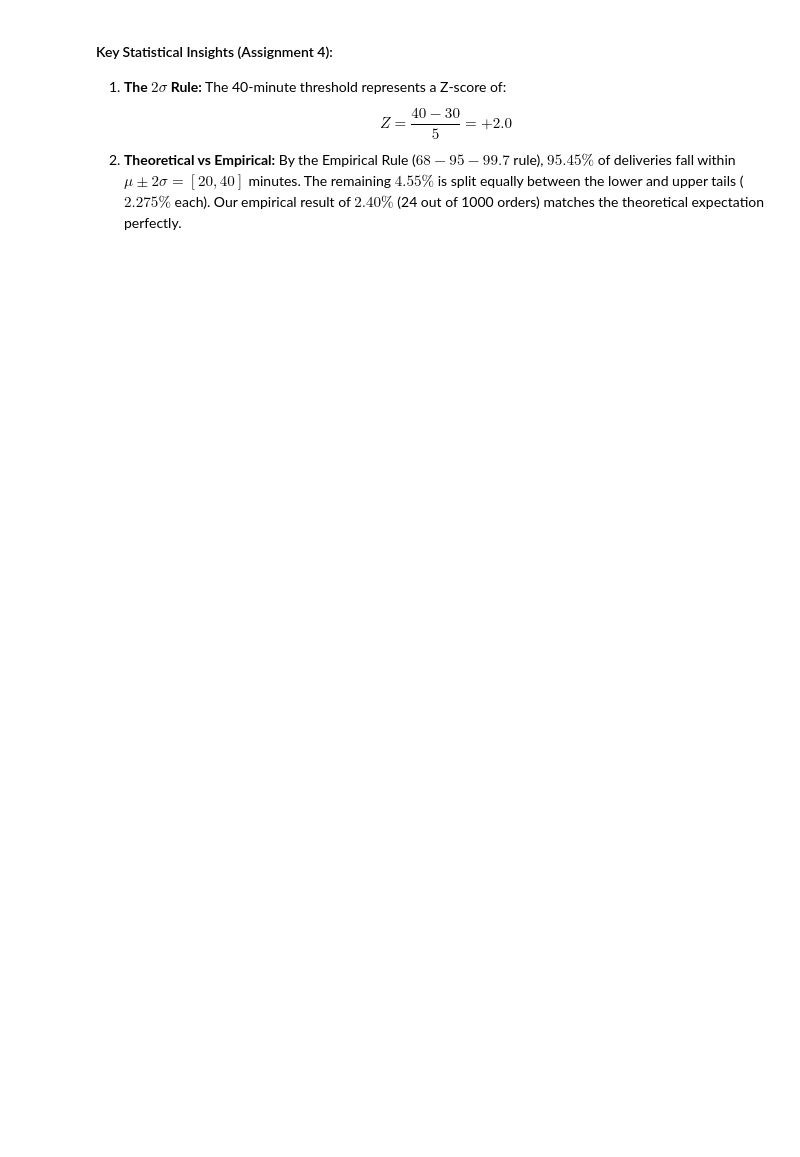
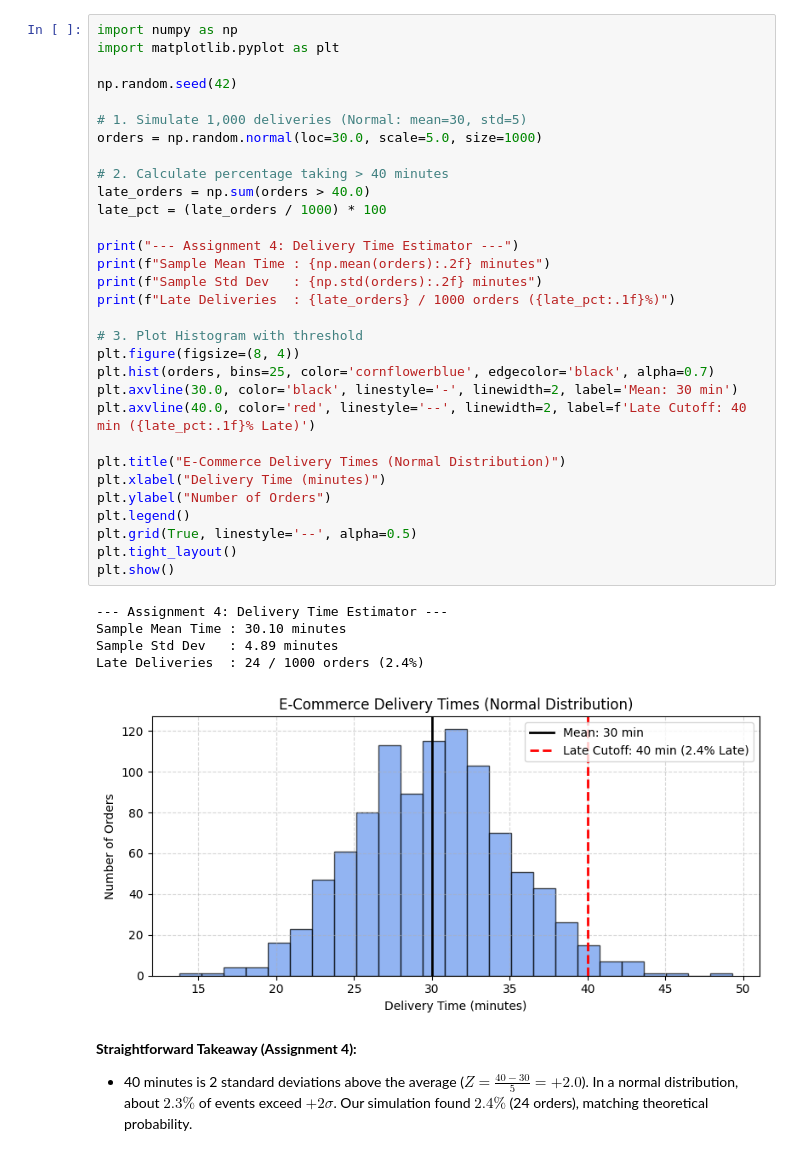
Before and after one commit to Abiads/CDAC-Data-Analytics, a Jupyter notebook: Day6/Assignment.ipynb, the cells around one changed output. Saved outputs shown, nothing was run; the diff lists cells and outputs as text; blank space fills up the shorter version.

```diff
--- a/Day6/Assignment.ipynb
+++ b/Day6/Assignment.ipynb
@@ -308,7 +146,42 @@ Theoretical Benchmark (Z=2) : 2.28% (1 - Phi(2.0))
-# %% [markdown]
-#### Key Statistical Insights (Assignment 4):
-1. **The $2\sigma$ Rule:** The 40-minute threshold represents a Z-score of:
-   $$Z = \frac{40 - 30}{5} = +2.0$$
-2. **Theoretical vs Empirical:** By the Empirical Rule ($68-95-99.7$ rule), $95.45\%$ of deliveries fall within $\mu \pm 2\sigma = [20, 40]$ minutes. The remaining $4.55\%$ is split equally between the lower and upper tails ($2.275\%$ each). Our empirical result of **$2.40\%$** (24 out of 1000 orders) matches the theoretical expectation perfectly.
+# %%
+import numpy as np
+import matplotlib.pyplot as plt
+
+np.random.seed(42)
+
+# 1. Simulate 1,000 deliveries (Normal: mean=30, std=5)
+orders = np.random.normal(loc=30.0, scale=5.0, size=1000)
+
+# 2. Calculate percentage taking > 40 minutes
+late_orders = np.sum(orders > 40.0)
+late_pct = (late_orders / 1000) * 100
+
+print("--- Assignment 4: Delivery Time Estimator ---")
+print(f"Sample Mean Time : {np.mean(orders):.2f} minutes")
+print(f"Sample Std Dev   : {np.std(orders):.2f} minutes")
+print(f"Late Deliveries  : {late_orders} / 1000 orders ({late_pct:.1f}%)")
+
+# 3. Plot Histogram with threshold
+plt.figure(figsize=(8, 4))
+plt.hist(orders, bins=25, color='cornflowerblue', edgecolor='black', alpha=0.7)
+plt.axvline(30.0, color='black', linestyle='-', linewidth=2, label='Mean: 30 min')
+plt.axvline(40.0, color='red', linestyle='--', linewidth=2, label=f'Late Cutoff: 40 min ({late_pct:.1f}% Late)')
+
+plt.title("E-Commerce Delivery Times (Normal Distribution)")
+plt.xlabel("Delivery Time (minutes)")
+plt.ylabel("Number of Orders")
+plt.legend()
+plt.grid(True, linestyle='--', alpha=0.5)
+plt.tight_layout()
+plt.show()
+# %% [output]
+--- Assignment 4: Delivery Time Estimator ---
+Sample Mean Time : 30.10 minutes
+Sample Std Dev   : 4.89 minutes
+Late Deliveries  : 24 / 1000 orders (2.4%)
+[figure, added]
+# %% [markdown]
+**Straightforward Takeaway (Assignment 4):**
+- 40 minutes is 2 standard deviations above the average ($Z = \frac{40 - 30}{5} = +2.0$). In a normal distribution, about $2.3\%$ of events exceed $+2\sigma$. Our simulation found **$2.4\%$** (24 orders), matching theoretical probability.
 # %% [markdown]
 ### Assignment 5: Quality Control Bottling Audit
```
Also changed, not shown: parts of 22 cells of this notebook.
